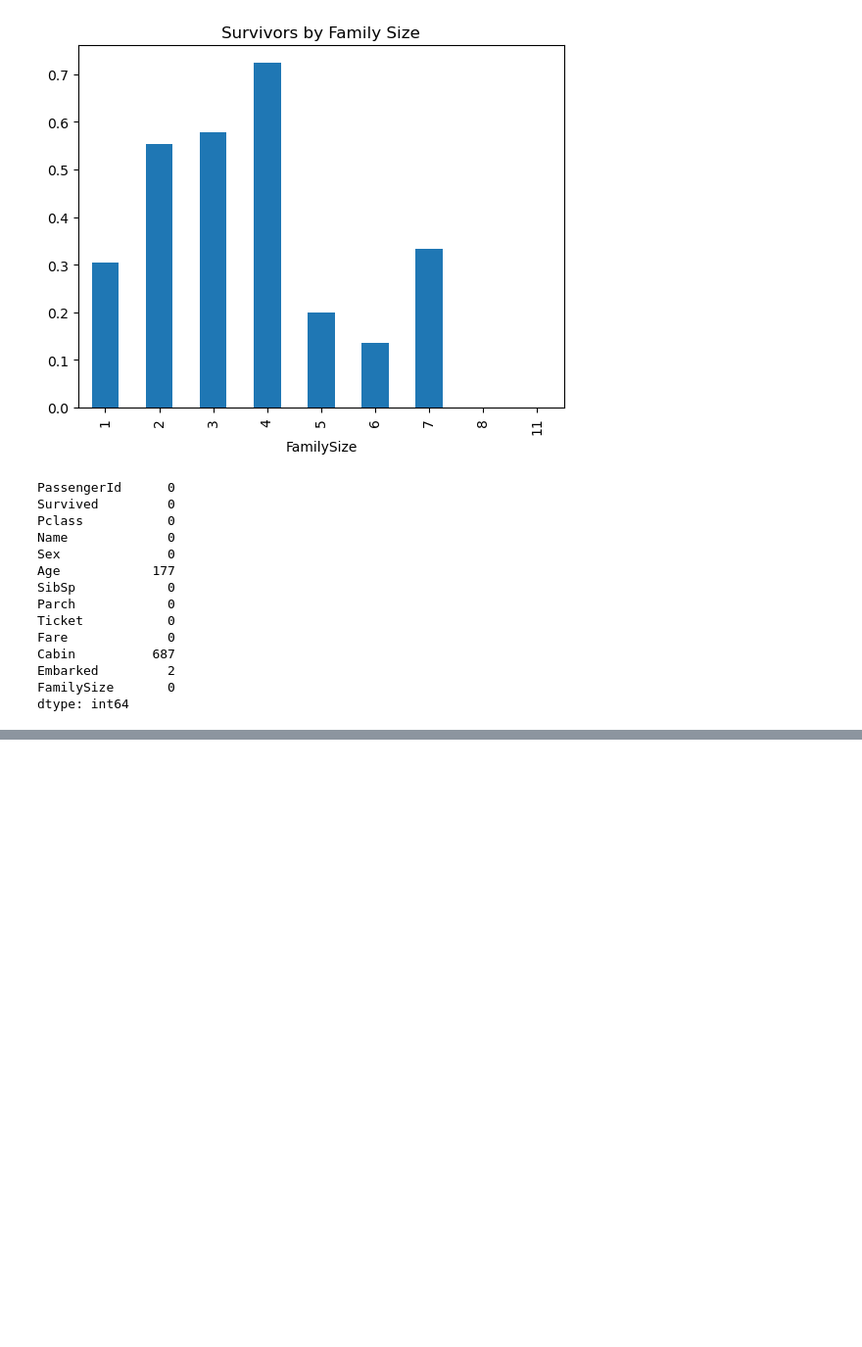
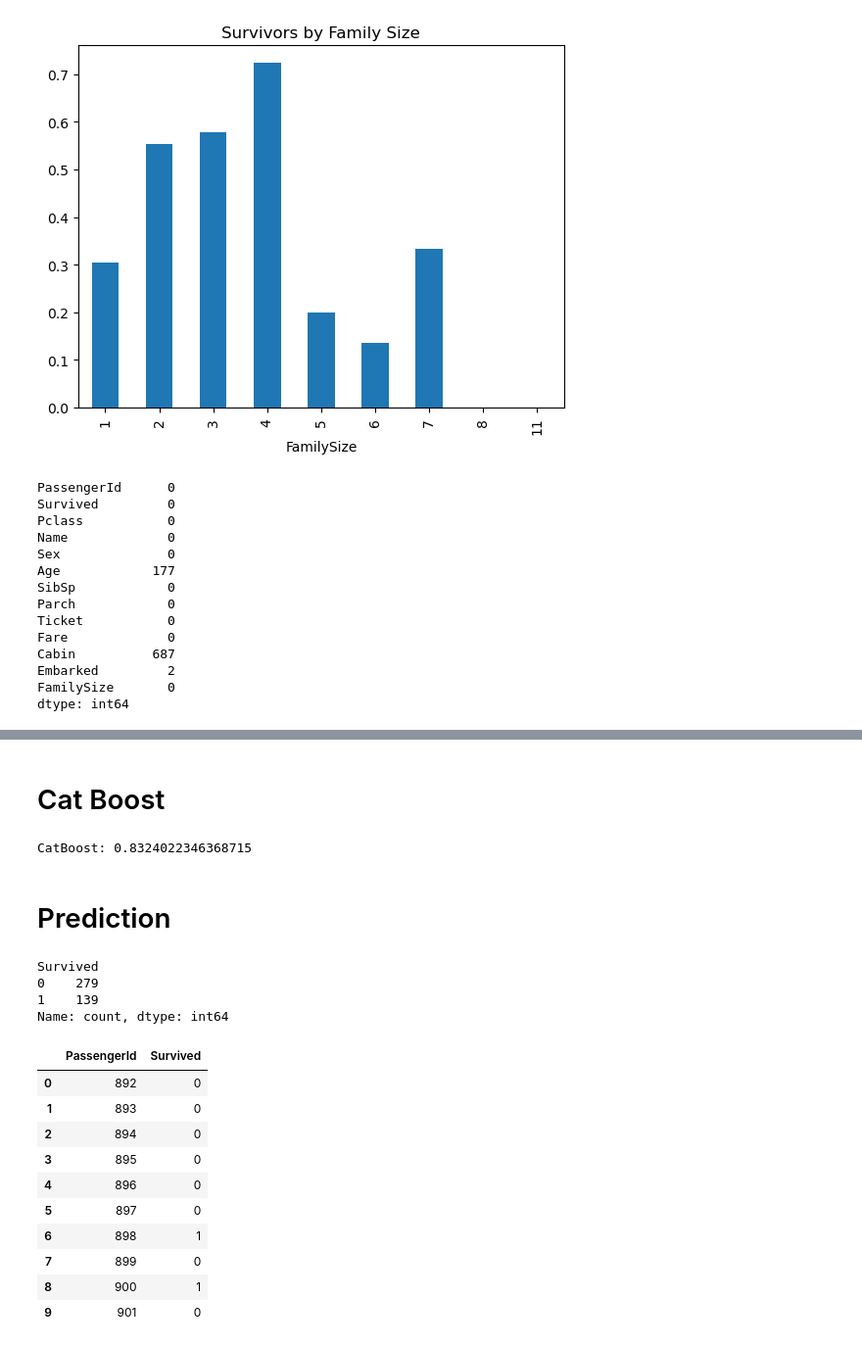
Before and after one commit to karu-007/Titanic-Survaial, a Jupyter notebook: TitanicSurvival.ipynb, the cells around one changed output, grey strips where cells are left out. Shown at 98% size. Saved outputs shown, nothing was run; the diff lists cells and outputs as text; code cells hidden in the pictures; blank space fills up the shorter version.

```diff
--- a/TitanicSurvival.ipynb
+++ b/TitanicSurvival.ipynb
@@ -61 +89,7 @@ dtype: int64
+# %%
+from sklearn.model_selection import train_test_split
+
+X_train, X_val, y_train, y_val = train_test_split(
+    X, y, test_size=0.2, random_state=42
+)
 # %% [markdown]
@@ -92,0 +131,65 @@ dtype: float64
+# %% [markdown]
+# Cat Boost
+# %%
+cat_model = CatBoostClassifier(
+    iterations=300,
+    learning_rate=0.05,
+    depth=6,
+    verbose=0
+)
+
+cat_model.fit(X_train, y_train)
+cat_model.save_model("catboost_titanic_model.cbm")
+cat_preds = cat_model.predict(X_val)
+cat_acc = accuracy_score(y_val, cat_preds)
+
+print("CatBoost:", cat_acc)
+# %% [output]
+CatBoost: 0.8324022346368715
+# %% [markdown]
+# Prediction
+# %%
+test = pd.read_csv("data/test.csv")
+
+test["Age"] = test["Age"].fillna(test["Age"].median())
+test["Fare"] = test["Fare"].fillna(test["Fare"].median())
+test["Embarked"] = test["Embarked"].fillna(test["Embarked"].mode()[0])
+
+test["Cabin"] = test["Cabin"].fillna("Unknown")
+test["Cabin"] = test["Cabin"].apply(lambda x: x[0])
+
+test["Sex"] = test["Sex"].map({"male": 0, "female": 1})
+test["Embarked"] = test["Embarked"].map({"S": 0, "C": 1, "Q": 2})
+
+cabin_map = {
+    "A": 0, "B": 1, "C": 2, "D": 3, "E": 4,
+    "F": 5, "G": 6, "T": 7, "U": 8
+}
+test["Cabin"] = test["Cabin"].map(cabin_map)
+
+x_test = test[features]
+final_prediction = cat_model.predict(x_test)
+
+predicted = pd.DataFrame({
+    "PassengerId": test["PassengerId"],
+    "Survived": final_prediction.astype(int)
+})
+
+print(predicted["Survived"].value_counts())
+predicted.head(10)
+# %% [output]
+Survived
+0    279
+1    139
+Name: count, dtype: int64
+|  | PassengerId | Survived |
+| 0 | 892 | 0 |
+| 1 | 893 | 0 |
+| 2 | 894 | 0 |
+| 3 | 895 | 0 |
+| 4 | 896 | 0 |
+| 5 | 897 | 0 |
+| 6 | 898 | 1 |
+| 7 | 899 | 0 |
+| 8 | 900 | 1 |
+| 9 | 901 | 0 |
```
Also changed, not shown: parts of 11 cells of this notebook, 8 other files.
